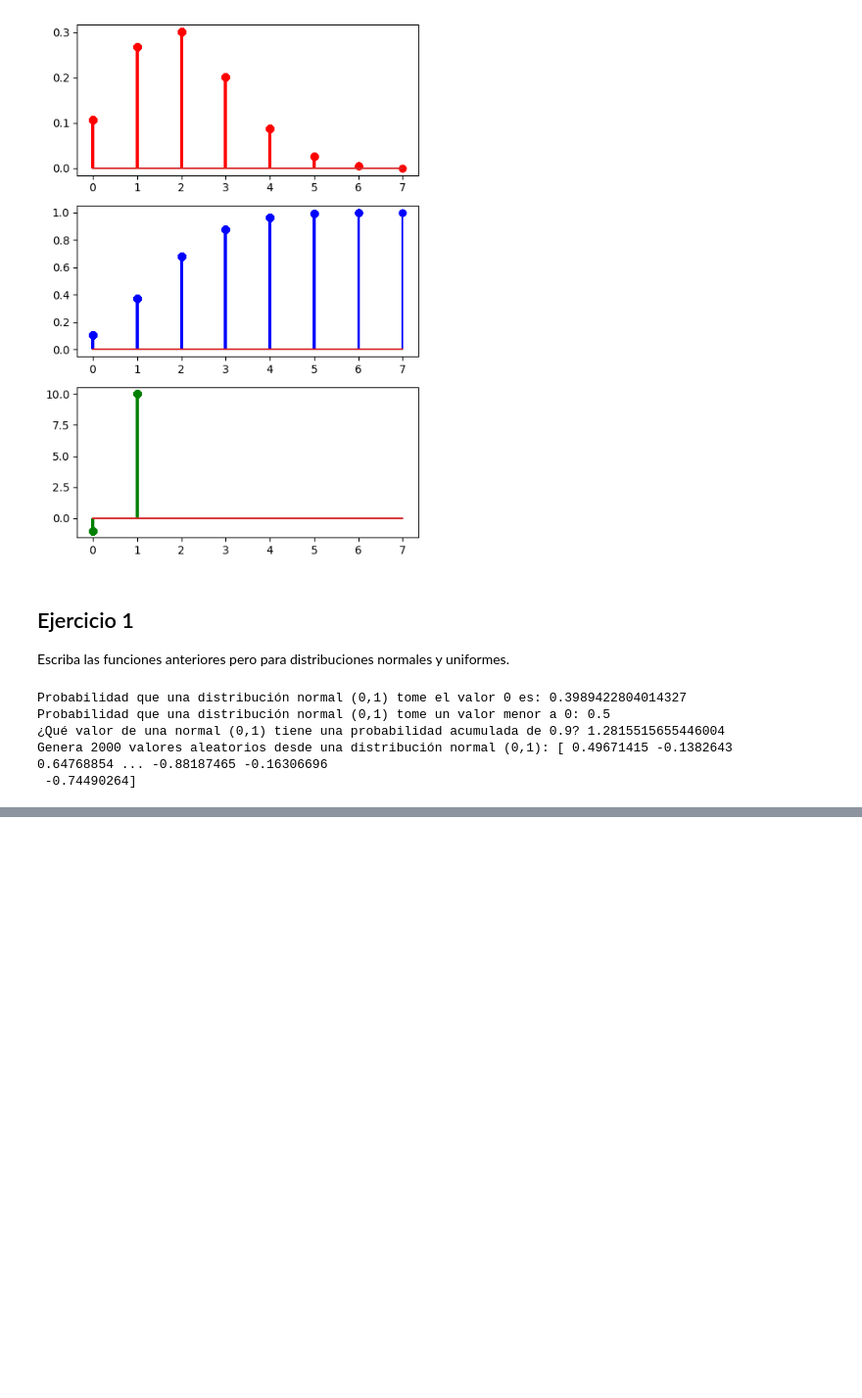
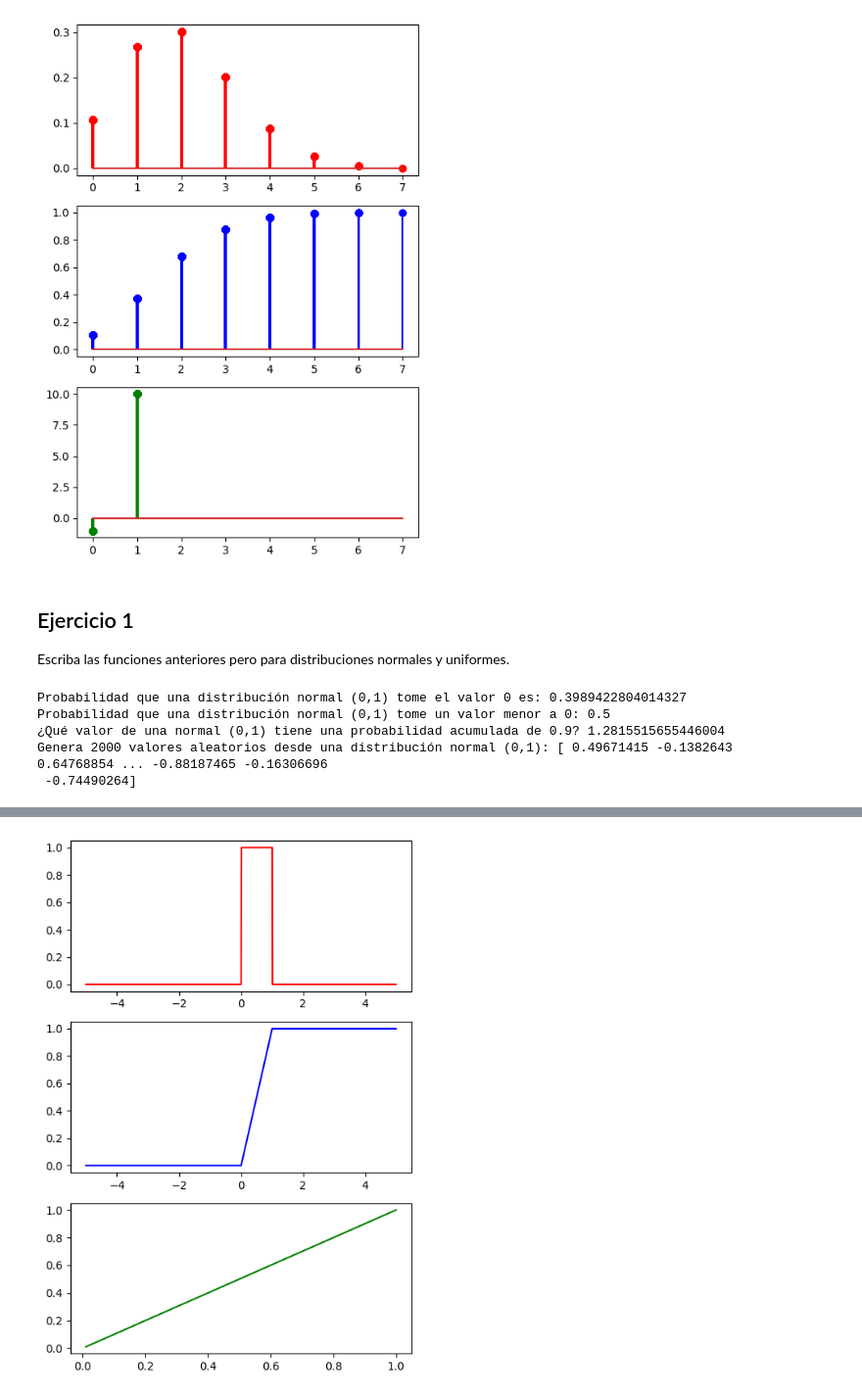
Before and after one commit to diegomacaya/probability-distribution-exercises-project-with-python, a Jupyter notebook: notebook/problems.es.ipynb, the cells around one changed output, grey strips where cells are left out. Shown: that part at 98% size. Cells and saved outputs as stored; diff of their text form; code cells hidden in the pictures; blank space fills up the shorter version.

```diff
--- a/notebook/problems.es.ipynb
+++ b/notebook/problems.es.ipynb
@@ -167,0 +206,26 @@ plt.show()
+# %%
+import matplotlib.pyplot as plt
+import random
+np.random.seed(42)
+
+inicio = 0
+fin = 1
+data = np.arange(-5,5,0.01) #son 2000 numeros aleatorios que distribuyen uniforme, tambien se puede uar: numpy.arange([start], stop, [step])
+
+pdf = duniform(data,inicio,fin)
+cdf = puniform(data,inicio,fin)
+ppf = quniform(data,inicio,fin)
+
+fig, axis = plt.subplots(3, 1, figsize = (5, 7))
+
+axis[0].plot(data, pdf, "r-")
+axis[1].plot(data, cdf, "b-")
+axis[2].plot(data, ppf, "g-")
+
+# Adjust the layout
+plt.tight_layout()
+
+# Show the plot
+plt.show()
+# %% [output]
+[figure, added]
```
Also changed, not shown: parts of 3 cells of this notebook.
